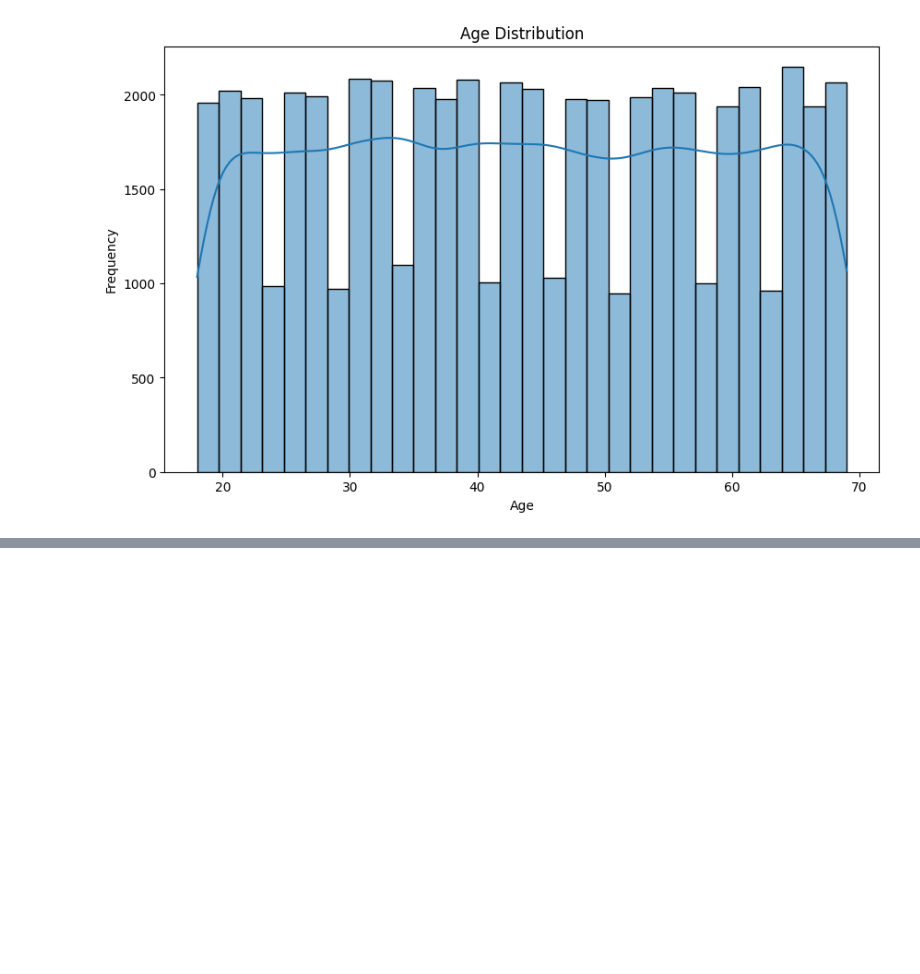
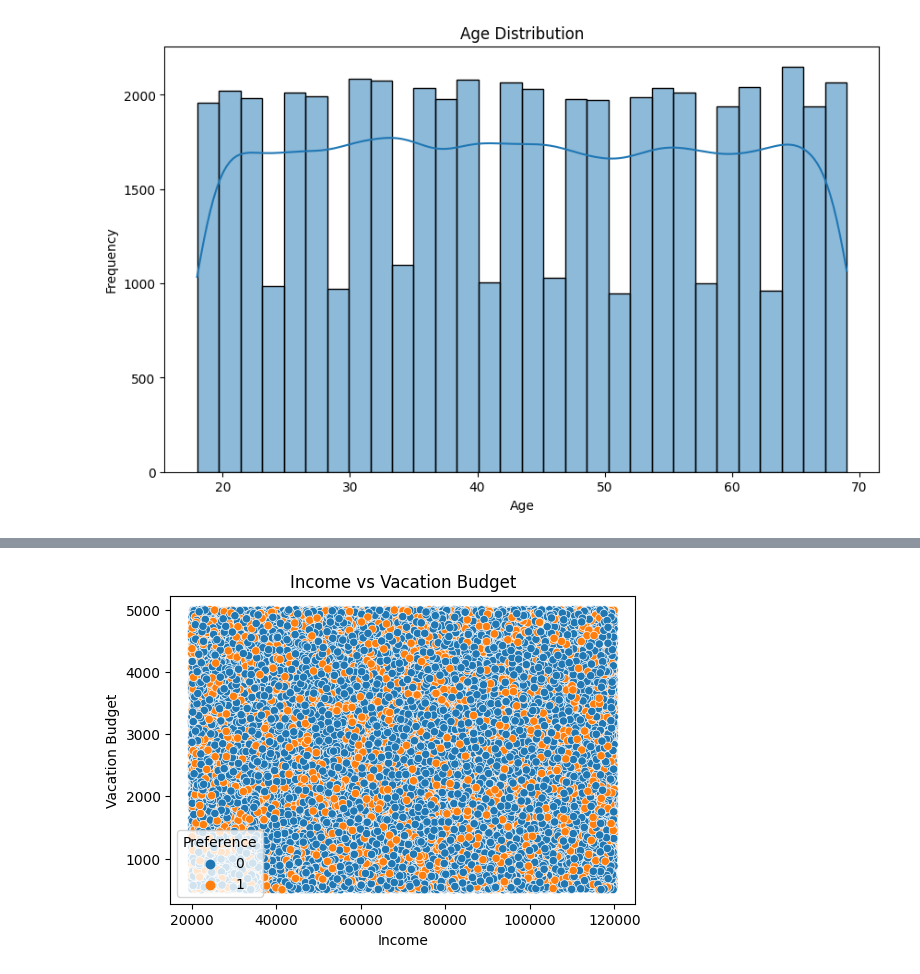
Before and after one commit to mervegb/vacation-preference-prediction, a Jupyter notebook: vacation_preference_prediction.ipynb, the cells around one changed output, grey strips where cells are left out. Cells and saved outputs as stored; diff of their text form; code cells hidden in the pictures; blank space fills up the shorter version.

```diff
--- a/vacation_preference_prediction.ipynb
+++ b/vacation_preference_prediction.ipynb
@@ -112,0 +132,10 @@ plt.show()
+# %%
+#Income vs Vacation Budget
+plt.figure(figsize=(6,4))
+sns.scatterplot(x="Income", y="Vacation_Budget", hue="Preference", data=data)
+plt.title("Income vs Vacation Budget")
+plt.xlabel("Income")
+plt.ylabel("Vacation Budget")
+plt.show()
+# %% [output]
+[figure, added]
```
Also changed, not shown: parts of 12 cells of this notebook.
